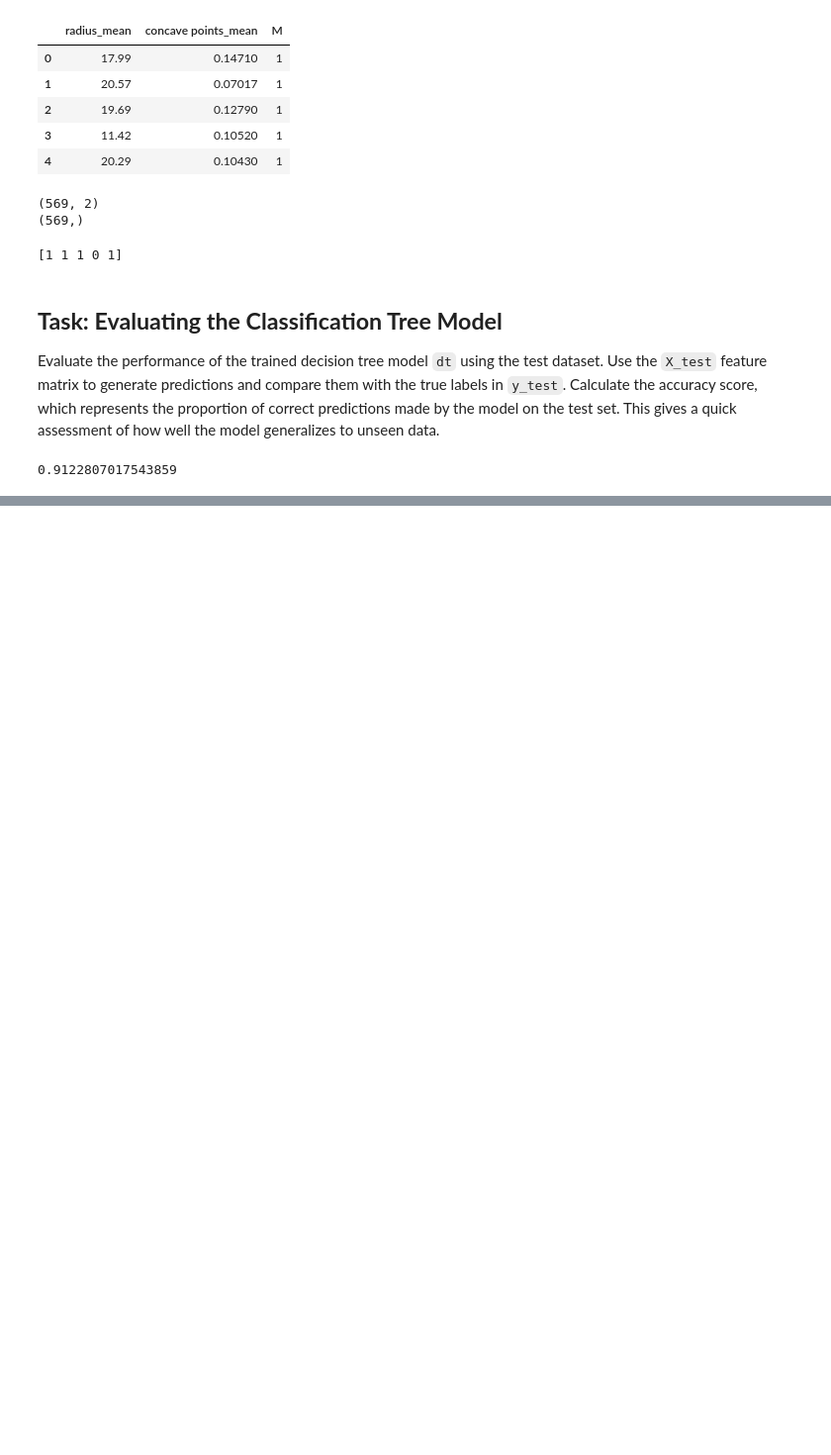
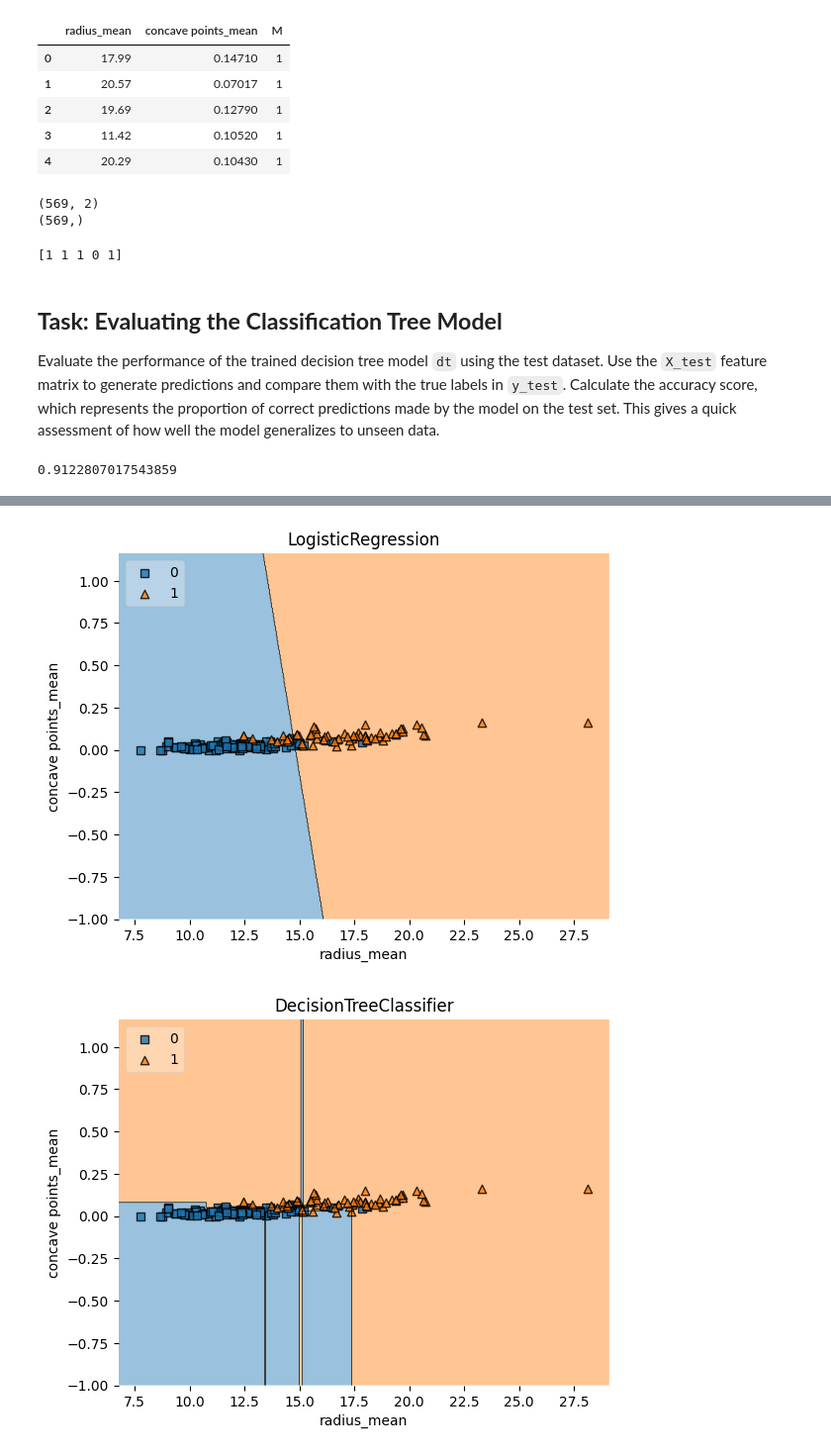
Before and after one commit to Emigbanam/Decision-Tree-Classifiers-Practice, a Jupyter notebook: Classification and Regression Trees - ML Practice.ipynb, the cells around one changed output, grey strips where cells are left out. Shown at 99% size. Drawn from its saved outputs; the diff is of its cells as text; code cells hidden in the pictures; blank space fills up the shorter version.

```diff
--- a/Classification and Regression Trees - ML Practice.ipynb
+++ b/Classification and Regression Trees - ML Practice.ipynb
@@ -100,0 +105,36 @@ acc
+# %%
+import numpy as np
+import matplotlib.pyplot as plt
+from mlxtend.plotting import plot_decision_regions
+
+def plot_labeled_decision_regions(X, y, models):
+    for clf in models:
+        # Pass the current model to mlxtend.plotting.plot_decision_regions()
+        plot_decision_regions(np.array(X), np.array(y), clf=clf, legend=2)
+
+        # Add labels to the axes
+        plt.xlabel(X.columns[0])
+        plt.ylabel(X.columns[1])
+
+        # Set the title to be the name of the current classifier
+        plt.title(str(clf).split('(')[0])
+
+        # Show the plot
+        plt.show()
+# %%
+#1. Import LogisticRegression from sklearn.linear_model.
+from sklearn.linear_model import LogisticRegression
+
+#2. Instantiate a LogisticRegression model and assign it to logreg.
+logreg = LogisticRegression()
+
+#3. Fit logreg to the training set.
+logreg.fit(X_train, y_train)
+
+#4. Review the plot generated by plot_labeled_decision_regions().
+clfs = [logreg, dt]
+
+plot_labeled_decision_regions(pd.DataFrame(X_test, columns=['radius_mean', 'concave points_mean']), y_test, clfs)
+# %% [output]
+[figure, added]
+[figure, added]
```
Also changed, not shown: parts of 2 cells of this notebook.
